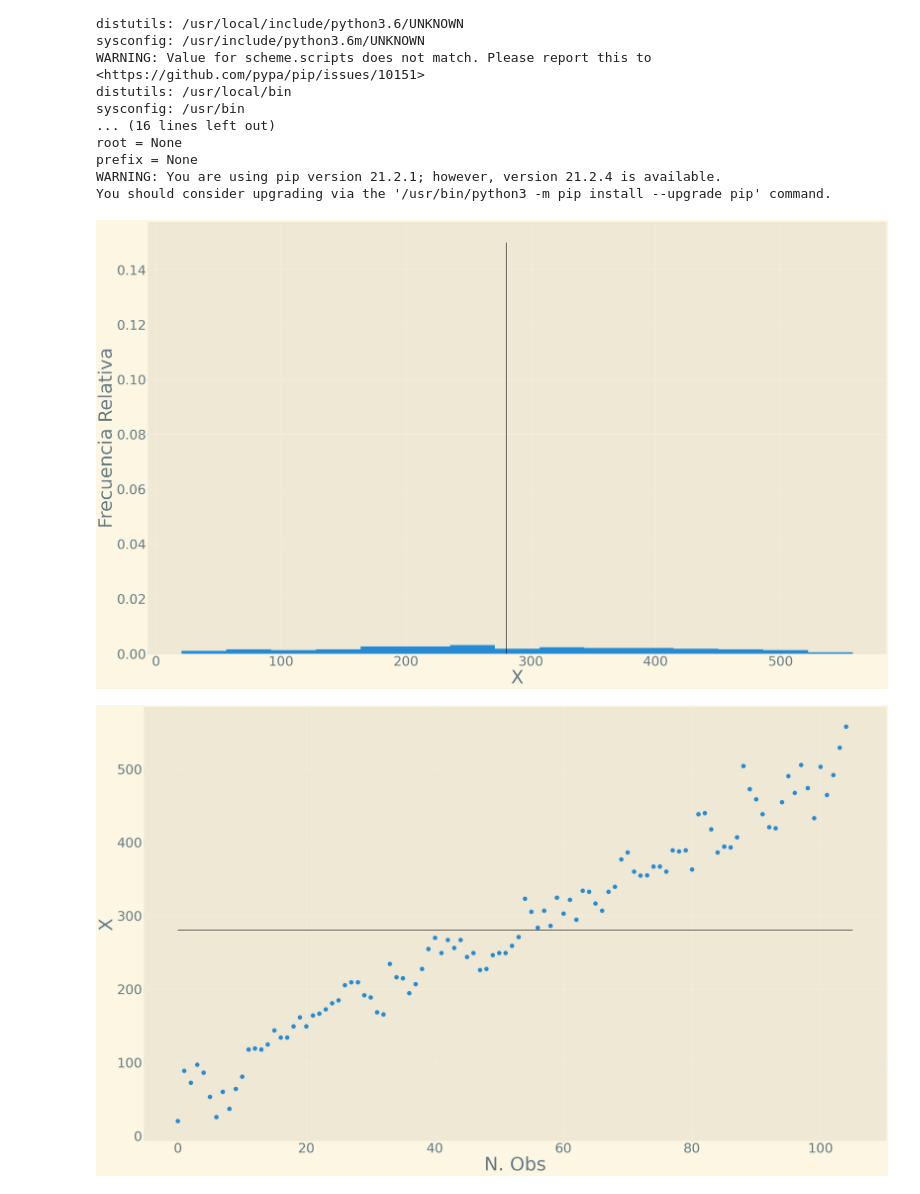
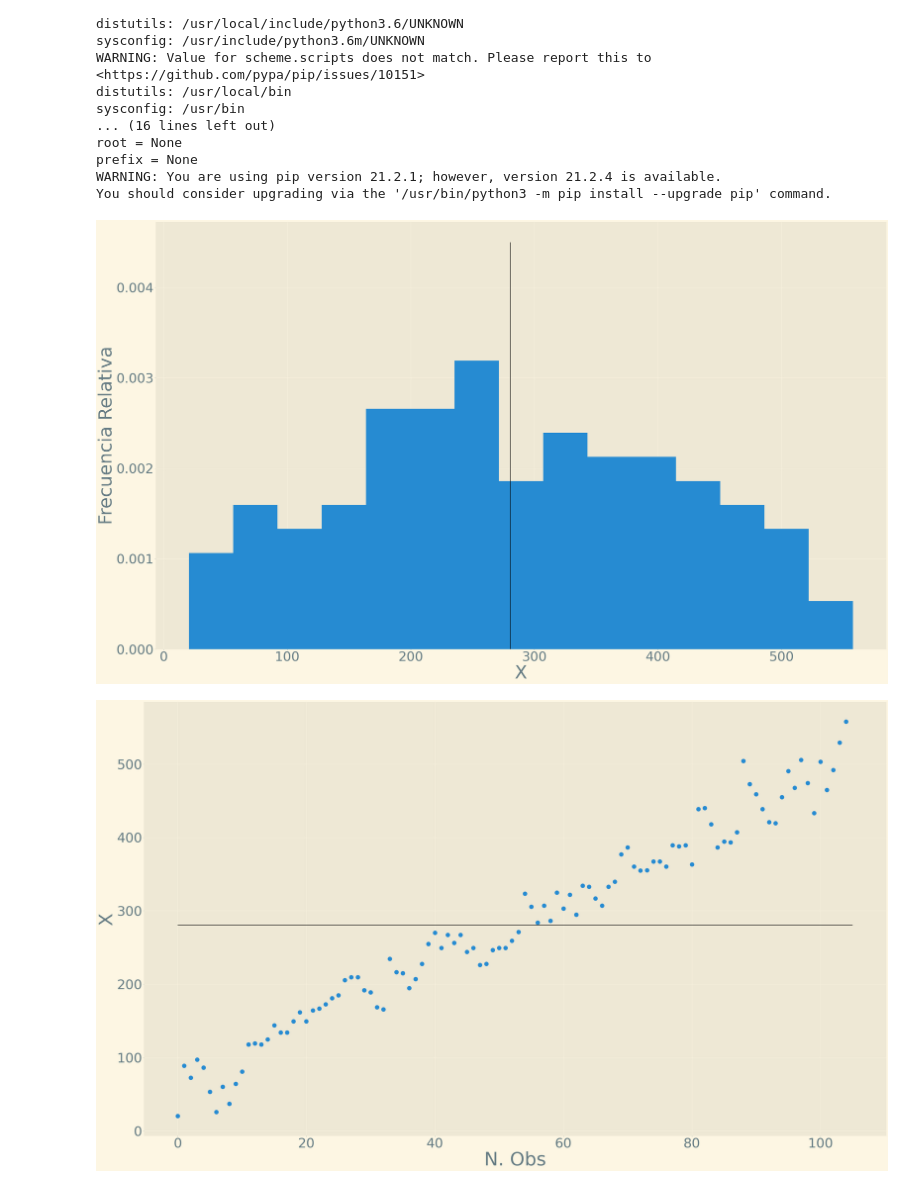
Before and after one commit to arturoTellez/Deteccion_anomalias_homework, a Jupyter notebook: prueba_grubbs_wald/prueba_grubbs_wald.ipynb, the cells around one changed output. Cells and saved outputs as stored; diff of their text form; code cells hidden in the pictures.

```diff
--- a/prueba_grubbs_wald/prueba_grubbs_wald.ipynb
+++ b/prueba_grubbs_wald/prueba_grubbs_wald.ipynb
@@ -60,13 +60,13 @@ def calculate_critical_value(size, alpha):
 # %%
 fig = plt.figure(figsize = (50, 30))
 plt.hist(X, bins = 15, density = True, label = "Mean");
 plt.xlabel("X", fontsize = 70)
 plt.xticks(fontsize = 50);
 plt.ylabel("Frecuencia Relativa", fontsize = 70)
 plt.yticks(fontsize = 50)
-plt.vlines(np.mean(X), 0, 0.15, color = "black");
+plt.vlines(np.mean(X), 0, 0.0045, color = "black");
 # %% [output]
-[figure, old version]
+[figure, new version]
 # %%
 fig = plt.figure(figsize = (50, 30))
 plt.scatter(range(N_1),X, s = 244, )
```
Also changed, not shown: parts of 8 cells of this notebook, 1 other file.
